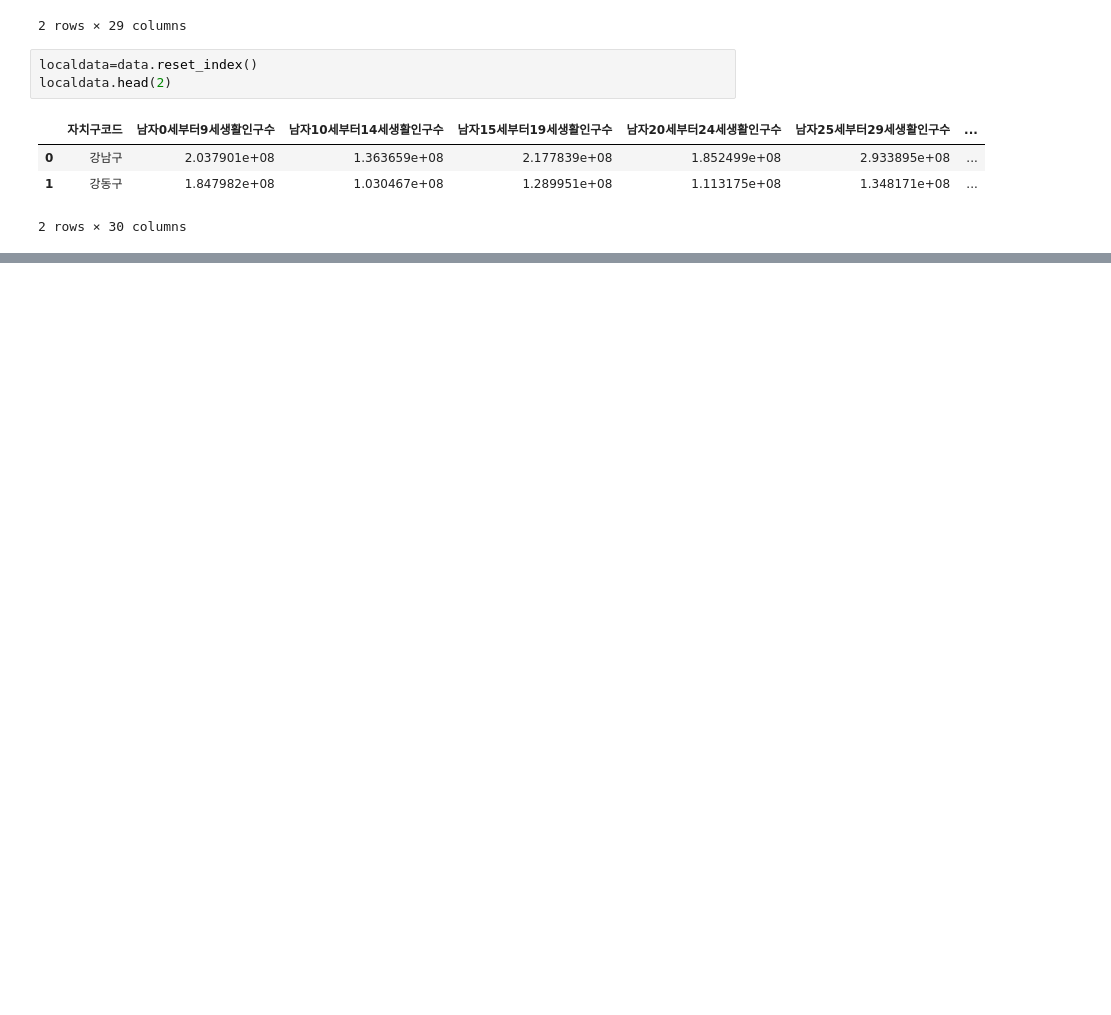
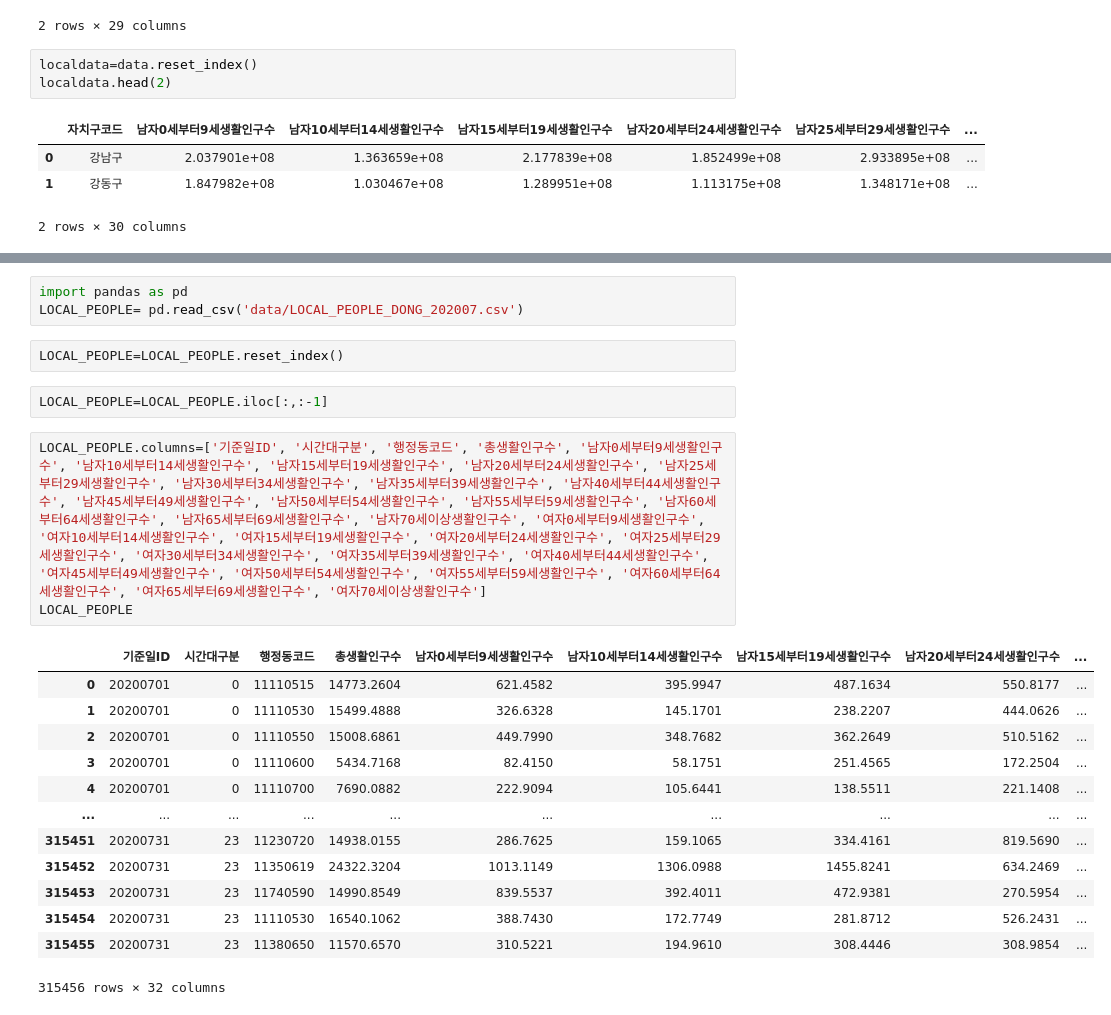
Before and after one commit to dlaghwls1104/ICU, a Jupyter notebook: 유동인구.ipynb, the cells around one changed output, grey strips where cells are left out. Cells and saved outputs as stored; diff of their text form; blank space fills up the shorter version.

```diff
--- a/유동인구.ipynb
+++ b/유동인구.ipynb
@@ -60,0 +104,24 @@ seoul_map
+# %%
+import pandas as pd
+LOCAL_PEOPLE= pd.read_csv('data/LOCAL_PEOPLE_DONG_202007.csv')
+# %%
+LOCAL_PEOPLE=LOCAL_PEOPLE.reset_index()
+# %%
+LOCAL_PEOPLE=LOCAL_PEOPLE.iloc[:,:-1]
+# %%
+LOCAL_PEOPLE.columns=['기준일ID', '시간대구분', '행정동코드', '총생활인구수', '남자0세부터9세생활인구수', '남자10세부터14세생활인구수', '남자15세부터19세생활인구수', '남자20세부터24세생활인구수', '남자25세부터29세생활인구수', '남자30세부터34세생활인구수', '남자35세부터39세생활인구수', '남자40세부터44세생활인구수', '남자45세부터49세생활인구수', '남자50세부터54세생활인구수', '남자55세부터59세생활인구수', '남자60세부터64세생활인구수', '남자65세부터69세생활인구수', '남자70세이상생활인구수', '여자0세부터9세생활인구수', '여자10세부터14세생활인구수', '여자15세부터19세생활인구수', '여자20세부터24세생활인구수', '여자25세부터29세생활인구수', '여자30세부터34세생활인구수', '여자35세부터39세생활인구수', '여자40세부터44세생활인구수', '여자45세부터49세생활인구수', '여자50세부터54세생활인구수', '여자55세부터59세생활인구수', '여자60세부터64세생활인구수', '여자65세부터69세생활인구수', '여자70세이상생활인구수']
+LOCAL_PEOPLE
+# %% [output]
+|  | 기준일ID | 시간대구분 | 행정동코드 | 총생활인구수 | 남자0세부터9세생활인구수 | 남자10세부터14세생활인구수 | 남자15세부터19세생활인구수 | 남자20세부터24세생활인구수 | ... |
+| 0 | 20200701 | 0 | 11110515 | 14773.2604 | 621.4582 | 395.9947 | 487.1634 | 550.8177 | ... |
+| 1 | 20200701 | 0 | 11110530 | 15499.4888 | 326.6328 | 145.1701 | 238.2207 | 444.0626 | ... |
+| 2 | 20200701 | 0 | 11110550 | 15008.6861 | 449.7990 | 348.7682 | 362.2649 | 510.5162 | ... |
+| 3 | 20200701 | 0 | 11110600 | 5434.7168 | 82.4150 | 58.1751 | 251.4565 | 172.2504 | ... |
+| 4 | 20200701 | 0 | 11110700 | 7690.0882 | 222.9094 | 105.6441 | 138.5511 | 221.1408 | ... |
+| ... | ... | ... | ... | ... | ... | ... | ... | ... | ... |
+| 315451 | 20200731 | 23 | 11230720 | 14938.0155 | 286.7625 | 159.1065 | 334.4161 | 819.5690 | ... |
+| 315452 | 20200731 | 23 | 11350619 | 24322.3204 | 1013.1149 | 1306.0988 | 1455.8241 | 634.2469 | ... |
+| 315453 | 20200731 | 23 | 11740590 | 14990.8549 | 839.5537 | 392.4011 | 472.9381 | 270.5954 | ... |
+| 315454 | 20200731 | 23 | 11110530 | 16540.1062 | 388.7430 | 172.7749 | 281.8712 | 526.2431 | ... |
+| 315455 | 20200731 | 23 | 11380650 | 11570.6570 | 310.5221 | 194.9610 | 308.4446 | 308.9854 | ... |
+315456 rows × 32 columns
```
Also changed, not shown: parts of 28 cells of this notebook.
